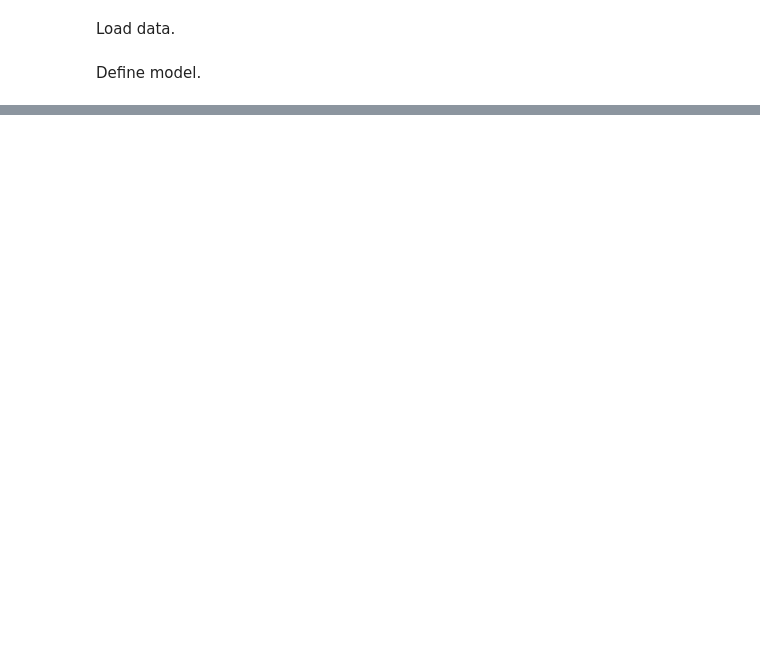
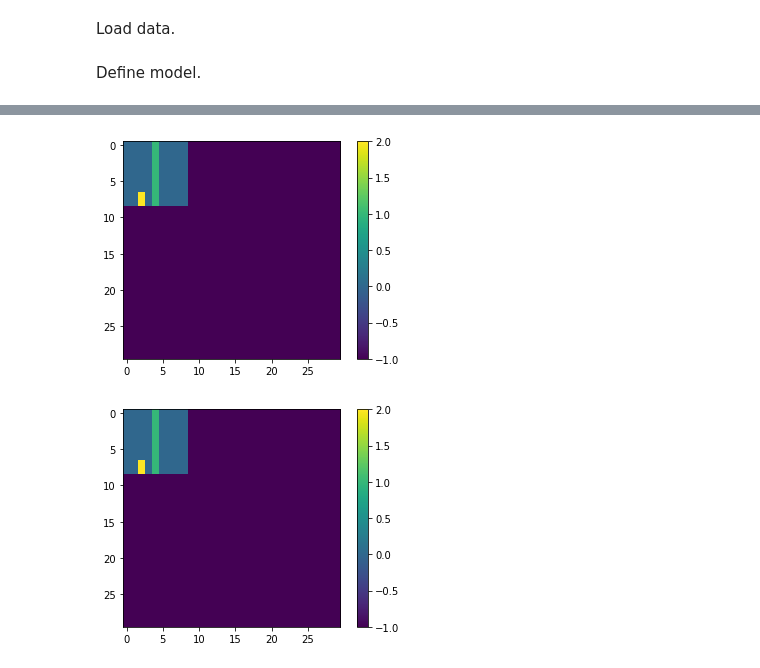
Before and after one commit to HarveyBrezinaConniffe/ARC, a Jupyter notebook: AI-NCA.ipynb, the cells around one changed output, grey strips where cells are left out. Saved outputs shown, nothing was run; the diff lists cells and outputs as text; code cells hidden in the pictures; blank space fills up the shorter version.

```diff
--- a/AI-NCA.ipynb
+++ b/AI-NCA.ipynb
@@ -83,0 +178,6 @@ model = keras.Sequential([
+# %%
+plot(np.clip(np.round(out), -1, 9))
+plot(ctask[1][1])
+# %% [output]
+[figure, added]
+[figure, added]
```
Also changed, not shown: parts of 12 cells of this notebook.
